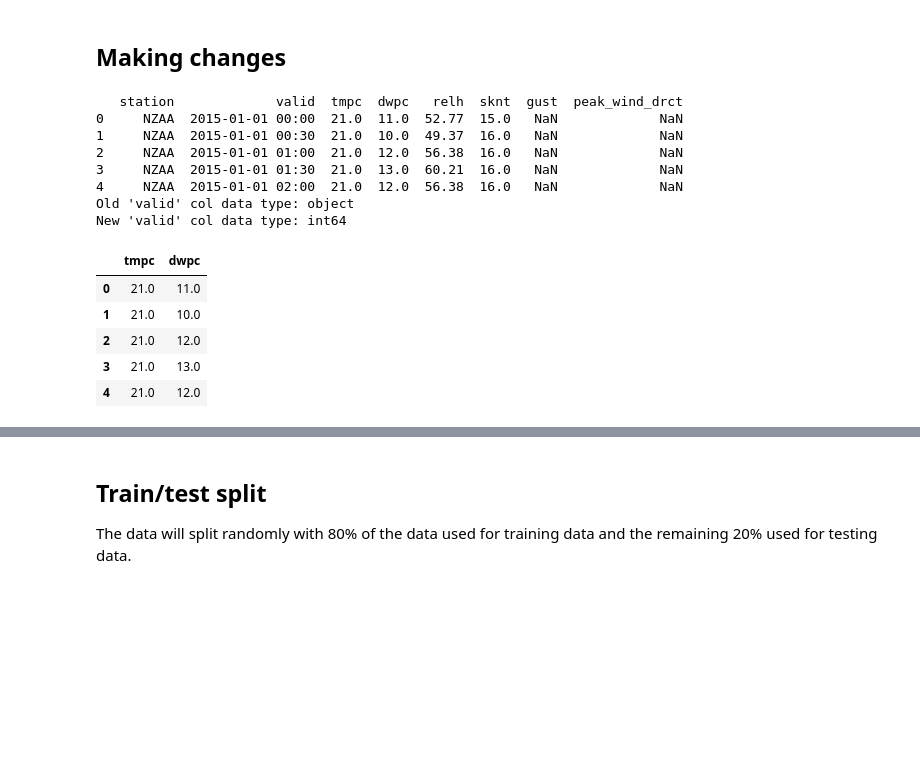
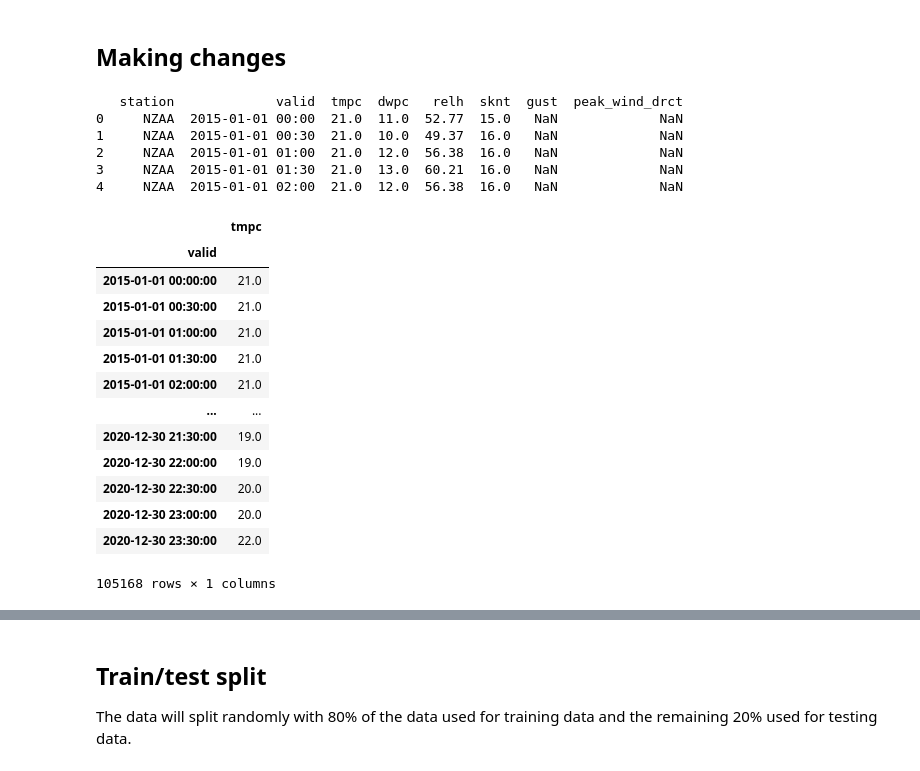
Before and after one commit to BraveNewWord/msa-phase-2, a Jupyter notebook: data-science-module/submission.ipynb, the cells around one changed output, grey strips where cells are left out. Saved outputs shown, nothing was run; the diff lists cells and outputs as text; code cells hidden in the pictures; blank space fills up the shorter version.

```diff
--- a/data-science-module/submission.ipynb
+++ b/data-science-module/submission.ipynb
@@ -107,32 +102,38 @@ All the data in the dataset appear to be collected from the same station which i
 # %%
 # dataset.head() # Show the first five results.
 dataset = pd.read_csv("weather-data.csv")
 print(dataset.head()) # Show the first five results.
 
 # remove useless data
 dataset.drop(columns=[" station", "gust", "peak_wind_drct"], inplace=True)
+dataset = dataset[['valid', 'tmpc']]
 
-# convert 'valid' column data type to unix timestamps in int64 format
-print("Old 'valid' col data type: " + str(dataset['valid'].dtypes))
+# convert 'valid' column data type to datetime
 dataset['valid'] = pd.to_datetime(dataset['valid'], format = '%Y-%m-%d %H:%M:%S', errors = 'coerce')
-dataset['valid'] = (dataset['valid'] - pd.Timestamp("1970-01-01")) // pd.Timedelta('1s')
-print("New 'valid' col data type: " + str(dataset['valid'].dtypes))
+dataset = dataset.set_index('valid')
+dataset = dataset.asfreq('30min', fill_value=np.nan)
+dataset = dataset.sort_index()
 
-# reduce dataset to tmpc and dwpc cols, dropping NaN rows
-dataset = dataset[['tmpc', 'dwpc']].dropna()
-dataset.head()
+# dataset['valid'] = (dataset['valid'] - pd.Timestamp("1970-01-01")) // pd.Timedelta('1s')
+dataset
 # %% [output]
    station             valid  tmpc  dwpc   relh  sknt  gust  peak_wind_drct
 0     NZAA  2015-01-01 00:00  21.0  11.0  52.77  15.0   NaN             NaN
 1     NZAA  2015-01-01 00:30  21.0  10.0  49.37  16.0   NaN             NaN
 2     NZAA  2015-01-01 01:00  21.0  12.0  56.38  16.0   NaN             NaN
 3     NZAA  2015-01-01 01:30  21.0  13.0  60.21  16.0   NaN             NaN
 4     NZAA  2015-01-01 02:00  21.0  12.0  56.38  16.0   NaN             NaN
-Old 'valid' col data type: object
-New 'valid' col data type: int64
-|  | tmpc | dwpc |
-| 0 | 21.0 | 11.0 |
-| 1 | 21.0 | 10.0 |
-| 2 | 21.0 | 12.0 |
-| 3 | 21.0 | 13.0 |
-| 4 | 21.0 | 12.0 |
+|  | tmpc |
+| valid |  |
+| 2015-01-01 00:00:00 | 21.0 |
+| 2015-01-01 00:30:00 | 21.0 |
+| 2015-01-01 01:00:00 | 21.0 |
+| 2015-01-01 01:30:00 | 21.0 |
+| 2015-01-01 02:00:00 | 21.0 |
+| ... | ... |
+| 2020-12-30 21:30:00 | 19.0 |
+| 2020-12-30 22:00:00 | 19.0 |
+| 2020-12-30 22:30:00 | 20.0 |
+| 2020-12-30 23:00:00 | 20.0 |
+| 2020-12-30 23:30:00 | 22.0 |
+105168 rows × 1 columns
```
Also changed, not shown: parts of 3 cells of this notebook, 2 other files.
